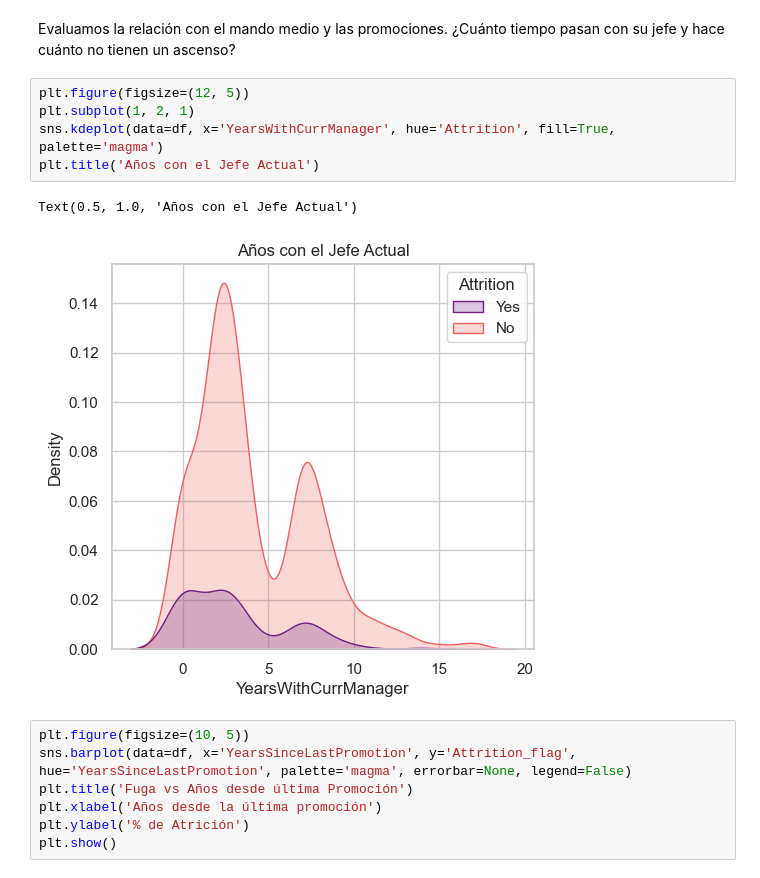
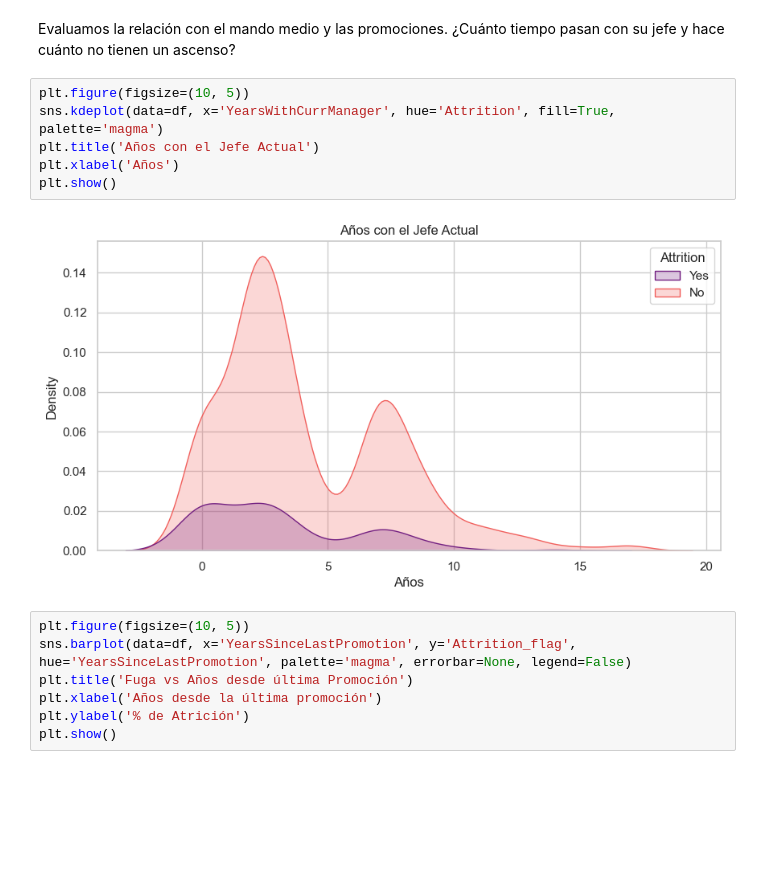
Before and after one commit to Ruthpsegovia/proyecto-da-promo-59-modulo-3-team-2, a Jupyter notebook: Visualizaciones/Visual_Storytelling.ipynb, the cells around one changed output. Saved outputs shown, nothing was run; the diff lists cells and outputs as text; blank space fills up the shorter version.

```diff
--- a/Visualizaciones/Visual_Storytelling.ipynb
+++ b/Visualizaciones/Visual_Storytelling.ipynb
@@ -97,13 +97,13 @@ En el Nivel 1, los empleados que se fueron ganaban significativamente menos que
 # %% [markdown]
 Evaluamos la relación con el mando medio y las promociones. ¿Cuánto tiempo pasan con su jefe y hace cuánto no tienen un ascenso?
 # %%
-plt.figure(figsize=(12, 5))
-plt.subplot(1, 2, 1)
+plt.figure(figsize=(10, 5))
 sns.kdeplot(data=df, x='YearsWithCurrManager', hue='Attrition', fill=True, palette='magma')
 plt.title('Años con el Jefe Actual')
+plt.xlabel('Años')
+plt.show()
 # %% [output]
-Text(0.5, 1.0, 'Años con el Jefe Actual')
-[figure, old version]
+[figure, new version]
 # %%
 plt.figure(figsize=(10, 5))
 sns.barplot(data=df, x='YearsSinceLastPromotion', y='Attrition_flag', hue='YearsSinceLastPromotion', palette='magma', errorbar=None, legend=False)
```
